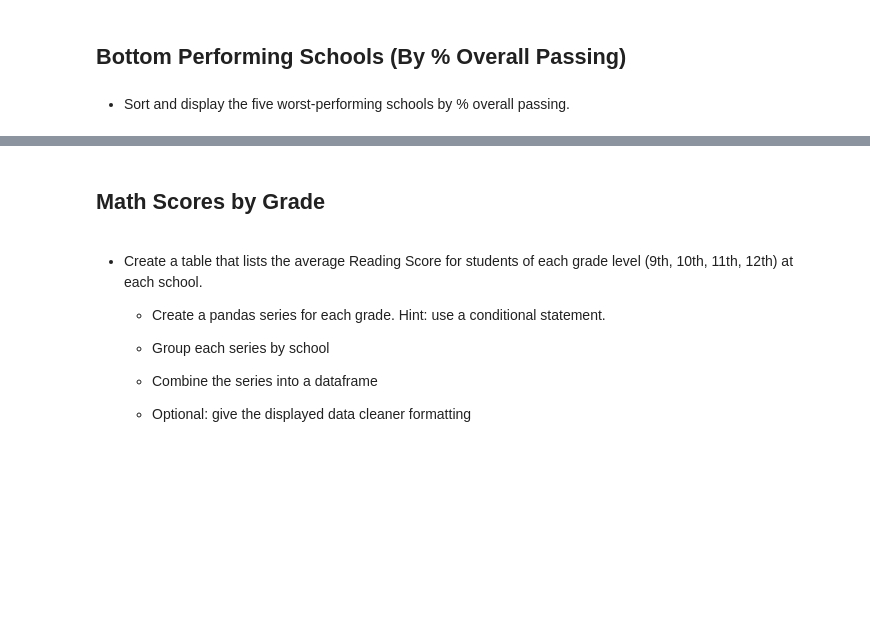
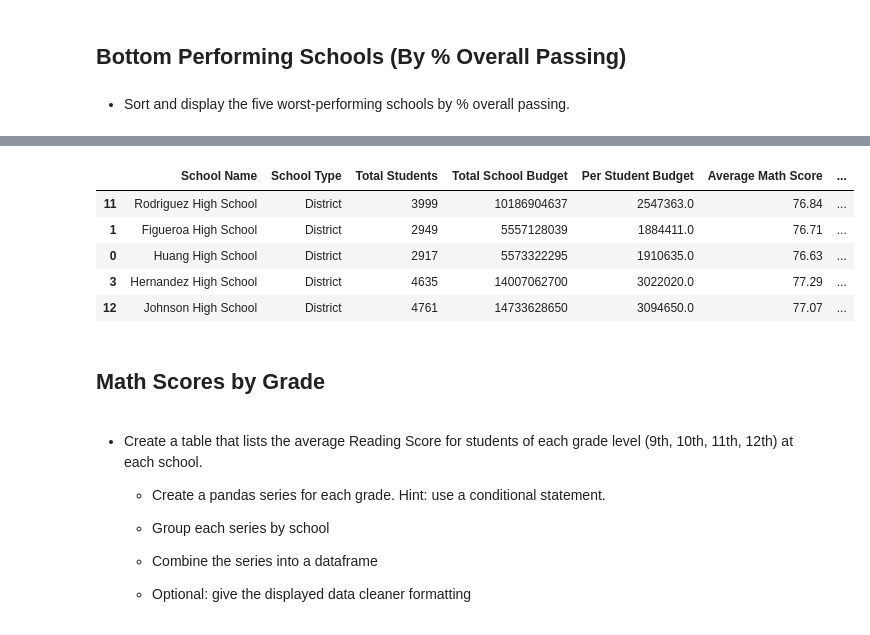
Before and after one commit to ianmkinney/pandas-challenge, a Jupyter notebook: PyCitySchools/PyCitySchools_starter.ipynb, the cells around one changed output, grey strips where cells are left out. Saved outputs shown, nothing was run; the diff lists cells and outputs as text; code cells hidden in the pictures; blank space fills up the shorter version.

```diff
--- a/PyCitySchools/PyCitySchools_starter.ipynb
+++ b/PyCitySchools/PyCitySchools_starter.ipynb
@@ -148,3 +189,13 @@ district_summary
+# %%
+school_lowest_performing = school_summary_mast.sort_values(by='% Overall Passing')
+school_lowest_performing.head(5)
+# %% [output]
+|  | School Name | School Type | Total Students | Total School Budget | Per Student Budget | Average Math Score | ... |
+| 11 | Rodriguez High School | District | 3999 | 10186904637 | 2547363.0 | 76.84 | ... |
+| 1 | Figueroa High School | District | 2949 | 5557128039 | 1884411.0 | 76.71 | ... |
+| 0 | Huang High School | District | 2917 | 5573322295 | 1910635.0 | 76.63 | ... |
+| 3 | Hernandez High School | District | 4635 | 14007062700 | 3022020.0 | 77.29 | ... |
+| 12 | Johnson High School | District | 4761 | 14733628650 | 3094650.0 | 77.07 | ... |
 # %% [markdown]
 ## Math Scores by Grade
 # %% [markdown]
```
Also changed, not shown: parts of 10 cells of this notebook, 1 other file.
